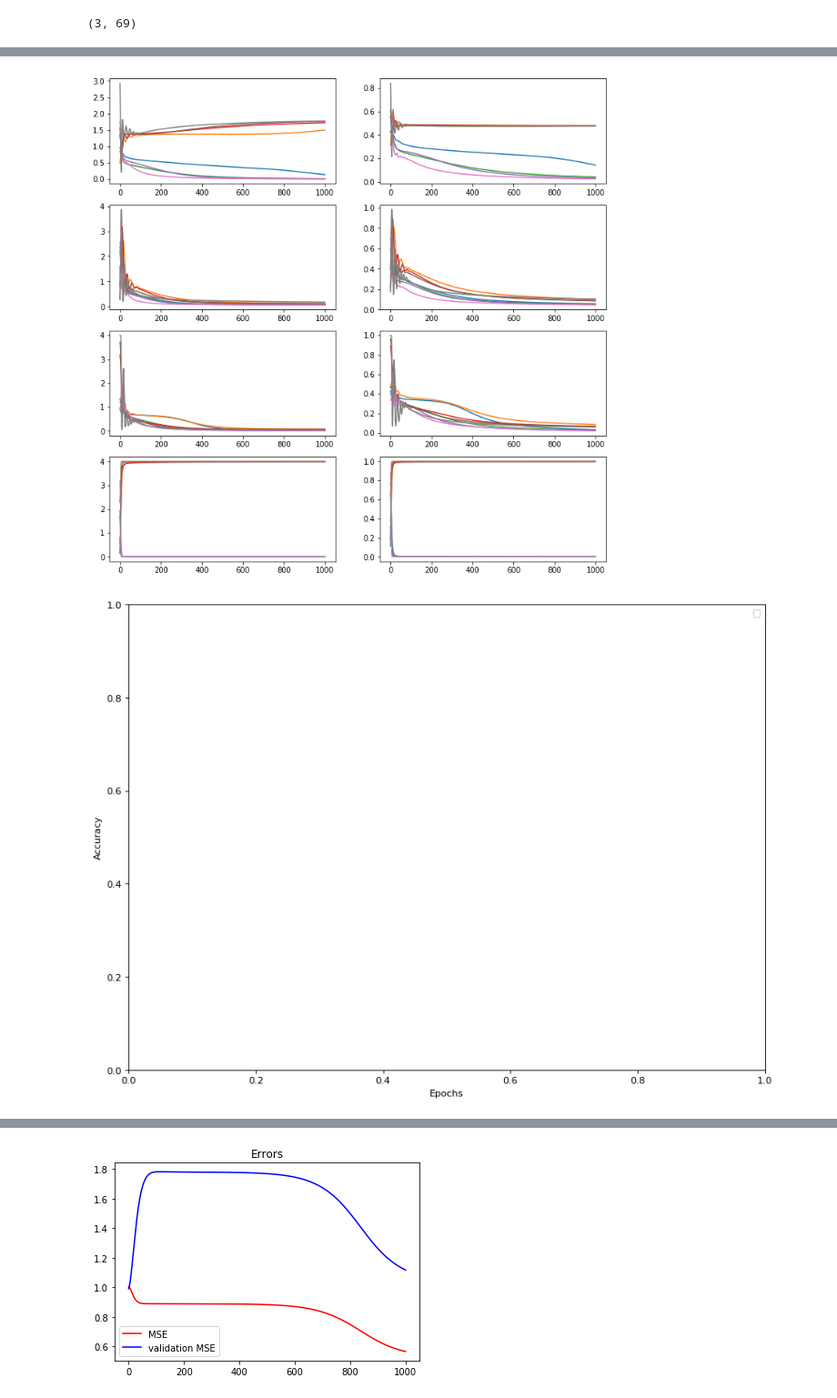
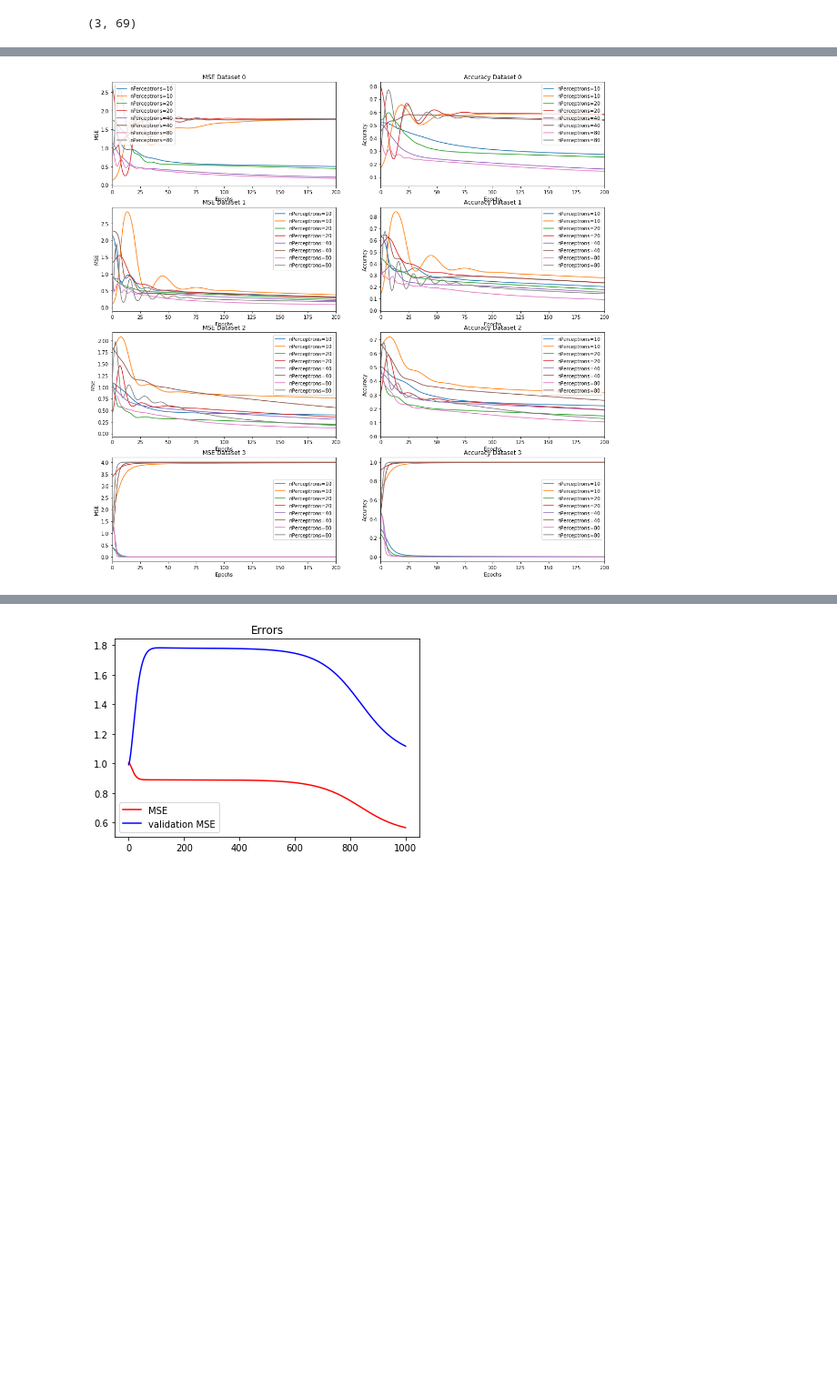
Before and after one commit to smallgreycreatures/DD2437, a Jupyter notebook: lab1/DD2437_Assignment1_MLP-3-2-2-Subplots_improved.ipynb, the cells around one changed output, grey strips where cells are left out. Shown at 91% size. Cells and saved outputs as stored; diff of their text form; code cells hidden in the pictures; blank space fills up the shorter version.

```diff
--- a/lab1/DD2437_Assignment1_MLP-3-2-2-Subplots_improved.ipynb
+++ b/lab1/DD2437_Assignment1_MLP-3-2-2-Subplots_improved.ipynb
@@ -258,9 +258,9 @@ for s,dataset in enumerate(scenarios):
             mse_val.append(error_mse(val_T,p))
             acc_val.append(accuracy(val_T,p))
 
-        mse_holder[j,:] = mse
+        mse_holder[j,:] = np.array(mse)
         mse_val_holder[j,:] = np.array(mse_val)
-        acc_holder[j,:] = acc
+        acc_holder[j,:] = np.array(acc)
         acc_val_holder[j,:] = np.array(acc_val)
 
     mse_data[:,:,s] = mse_holder
@@ -272,5 +272,5 @@ for s,dataset in enumerate(scenarios):
 # %%
-fig = plt.figure(figsize=(24,24))
+fig = plt.figure(figsize=(18,18))
 ax1 = fig.add_subplot(421)
 ax2 = fig.add_subplot(422)
 ax3 = fig.add_subplot(423)
@@ -284,51 +284,67 @@ for plots in range(mse_data.shape[0]):
 
     ax1.plot(np.linspace(0,epochs,epochs),mse_data[plots,:,0], label='nPerceptrons=' + str(hidden_perceptrons[plots]))
     ax1.plot(np.linspace(0,epochs,epochs),mse_val_data[plots,:,0], label='nPerceptrons=' + str(hidden_perceptrons[plots]))
-    plt.legend()
-    plt.xlabel('Epochs')
-    plt.ylabel('MSE')
+    ax1.legend()
+    ax1.set_xlabel('Epochs')
+    ax1.set_ylabel('MSE')
+    ax1.set_title('MSE Dataset 0')
+    ax1.set_xlim([0,200])
 
     ax2.plot(np.linspace(0,epochs,epochs),acc_data[plots,:,0], label='nPerceptrons=' + str(hidden_perceptrons[plots]))
     ax2.plot(np.linspace(0,epochs,epochs),acc_val_data[plots,:,0], label='nPerceptrons=' + str(hidden_perceptrons[plots]))
-    plt.legend()
-    plt.xlabel('Epochs')
-    plt.ylabel('Accuracy')
+    ax2.legend()
+    ax2.set_xlabel('Epochs')
+    ax2.set_ylabel('Accuracy')
+    ax2.set_title('Accuracy Dataset 0')
+    ax2.set_xlim([0,200])
 
     ax3.plot(np.linspace(0,epochs,epochs),mse_data[plots,:,1], label='nPerceptrons=' + str(hidden_perceptrons[plots]))
     ax3.plot(np.linspace(0,epochs,epochs),mse_val_data[plots,:,1], label='nPerceptrons=' + str(hidden_perceptrons[plots]))
-    plt.legend()
-    plt.xlabel('Epochs')
-    plt.ylabel('MSE')
+    ax3.legend()
+    ax3.set_xlabel('Epochs')
+    ax3.set_ylabel('MSE')
+    ax3.set_title('MSE Dataset 1')
+    ax3.set_xlim([0,200])
 
     ax4.plot(np.linspace(0,epochs,epochs),acc_data[plots,:,1], label='nPerceptrons=' + str(hidden_perceptrons[plots]))
     ax4.plot(np.linspace(0,epochs,epochs),acc_val_data[plots,:,1], label='nPerceptrons=' + str(hidden_perceptrons[plots]))
-    plt.legend()
-    plt.xlabel('Epochs')
-    plt.ylabel('Accuracy')
+    ax4.legend()
+    ax4.set_xlabel('Epochs')
+    ax4.set_ylabel('Accuracy')
+    ax4.set_title('Accuracy Dataset 1')
+    ax4.set_xlim([0,200])
 
     ax5.plot(np.linspace(0,epochs,epochs),mse_data[plots,:,2], label='nPerceptrons=' + str(hidden_perceptrons[plots]))
     ax5.plot(np.linspace(0,epochs,epochs),mse_val_data[plots,:,2], label='nPerceptrons=' + str(hidden_perceptrons[plots]))
-    plt.legend()
-    plt.xlabel('Epochs')
-    plt.ylabel('MSE')
+    ax5.legend()
+    ax5.set_xlabel('Epochs')
+    ax5.set_ylabel('MSE')
+    ax5.set_title('MSE Dataset 2')
+    ax5.set_xlim([0,200])
 
     ax6.plot(np.linspace(0,epochs,epochs),acc_data[plots,:,2], label='nPerceptrons=' + str(hidden_perceptrons[plots]))
     ax6.plot(np.linspace(0,epochs,epochs),acc_val_data[plots,:,2], label='nPerceptrons=' + str(hidden_perceptrons[plots]))
-    plt.legend()
-    plt.xlabel('Epochs')
-    plt.ylabel('Accuracy')
+    ax6.legend()
+    ax6.set_xlabel('Epochs')
+    ax6.set_ylabel('Accuracy')
+    ax6.set_title('Accuracy Dataset 2')
+    ax6.set_xlim([0,200])
 
     ax7.plot(np.linspace(0,epochs,epochs),mse_data[plots,:,3], label='nPerceptrons=' + str(hidden_perceptrons[plots]))
     ax7.plot(np.linspace(0,epochs,epochs),mse_val_data[plots,:,3], label='nPerceptrons=' + str(hidden_perceptrons[plots]))
-    plt.legend()
-    plt.xlabel('Epochs')
-    plt.ylabel('MSE')
+    ax7.legend()
+    ax7.set_xlabel('Epochs')
+    ax7.set_ylabel('MSE')
+    ax7.set_title('MSE Dataset 3')
+    ax7.set_xlim([0,200])
 
     ax8.plot(np.linspace(0,epochs,epochs),acc_data[plots,:,3], label='nPerceptrons=' + str(hidden_perceptrons[plots]))
     ax8.plot(np.linspace(0,epochs,epochs),acc_val_data[plots,:,3], label='nPerceptrons=' + str(hidden_perceptrons[plots]))
-    plt.legend()
-    plt.xlabel('Epochs')
-    plt.ylabel('Accuracy')
+    ax8.legend()
+    ax8.set_xlabel('Epochs')
+    ax8.set_ylabel('Accuracy')
+    ax8.set_title('Accuracy Dataset 3')
+    ax8.set_xlim([0,200])
 
 
 plt.show()
@@ -353,2 +352 @@ No handles with labels found to put in legend.
-[figure, old version]
+[figure, new version]
-[figure, removed]
```
Also changed, not shown: parts of 2 cells of this notebook.
